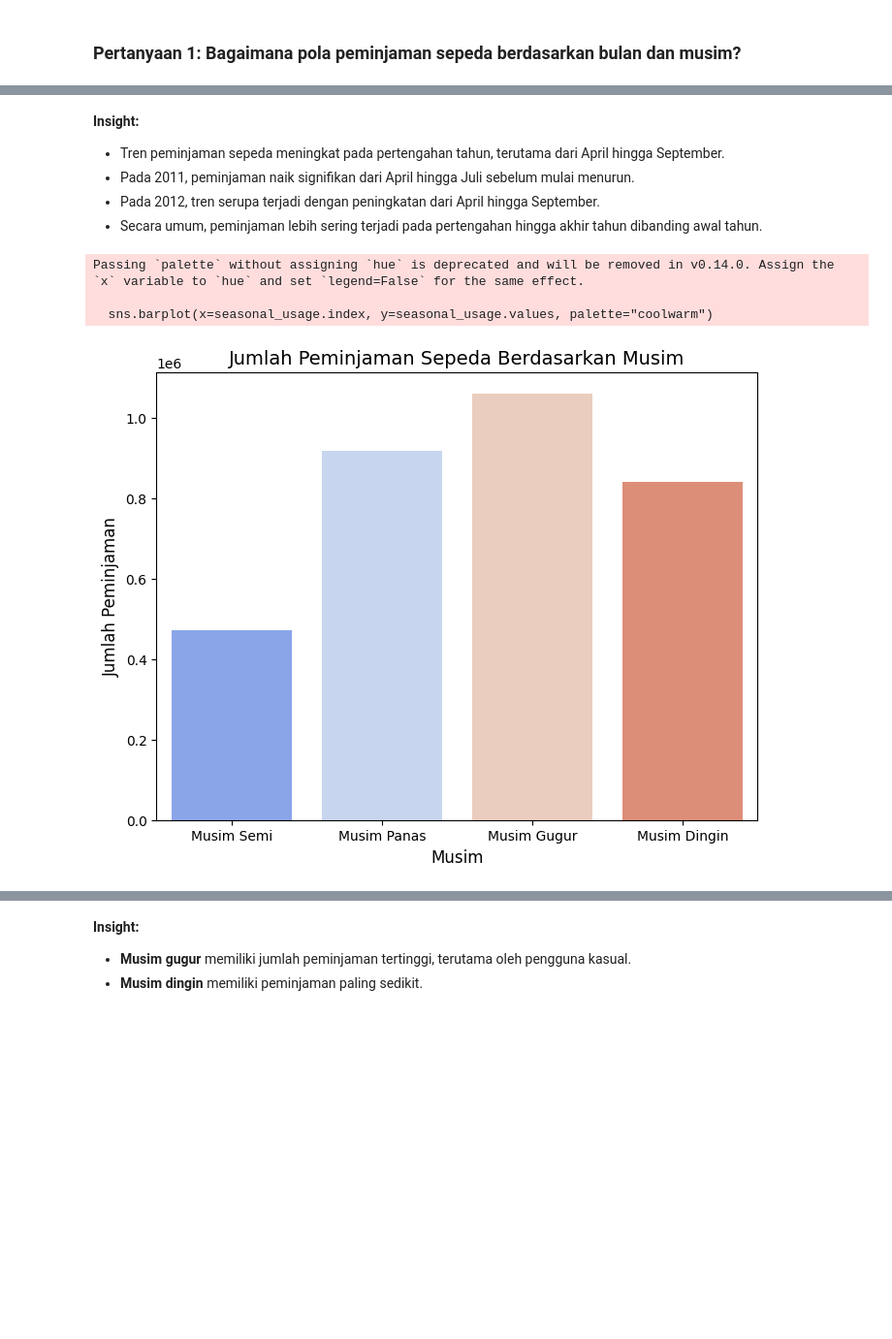
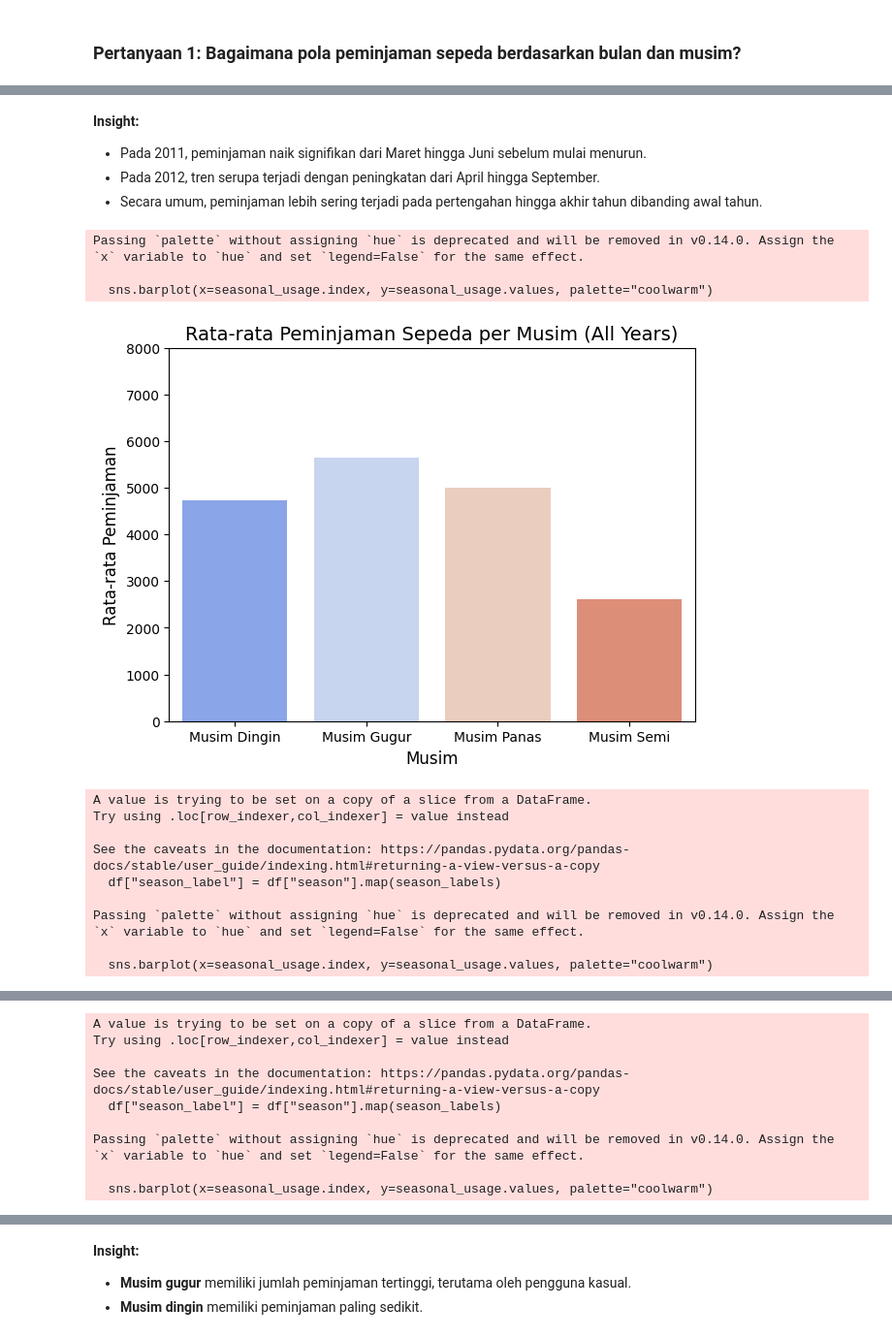
Before and after one commit to fajarwiguna/bikesharing-dashboard, a Jupyter notebook: notebook.ipynb, the cells around one changed output, grey strips where cells are left out. Shown at 97% size. Cells and saved outputs as stored; diff of their text form; code cells hidden in the pictures; blank space fills up the shorter version.

```diff
--- a/notebook.ipynb
+++ b/notebook.ipynb
@@ -319,27 +338,51 @@ plt.show()
 # %% [markdown]
 **Insight:**
-- Tren peminjaman sepeda meningkat pada pertengahan tahun, terutama dari April hingga September.
-- Pada 2011, peminjaman naik signifikan dari April hingga Juli sebelum mulai menurun.
+- Pada 2011, peminjaman naik signifikan dari Maret hingga Juni sebelum mulai menurun.
 - Pada 2012, tren serupa terjadi dengan peningkatan dari April hingga September.
 - Secara umum, peminjaman lebih sering terjadi pada pertengahan hingga akhir tahun dibanding awal tahun.
-# %%
-# Mengelompokkan data berdasarkan musim dan menjumlahkan peminjaman sepeda
-seasonal_usage = bikes_per_day_df.groupby("season")["cnt"].sum()
-
-# Membuat bar chart
-plt.figure(figsize=(8, 6))
-sns.barplot(x=seasonal_usage.index, y=seasonal_usage.values, palette="coolwarm")
-
-# Menambahkan judul dan label
-plt.title("Jumlah Peminjaman Sepeda Berdasarkan Musim", fontsize=14)
-plt.xlabel("Musim", fontsize=12)
-plt.ylabel("Jumlah Peminjaman", fontsize=12)
-plt.xticks(ticks=[0, 1, 2, 3], labels=["Musim Semi", "Musim Panas", "Musim Gugur", "Musim Dingin"])
-
-# Menampilkan plot
-plt.show()
-# %% [output]
-Passing `palette` without assigning `hue` is deprecated and will be removed in v0.14.0. Assign the `x` variable to `hue` and set `legend=False` for the same effect.
-
-  sns.barplot(x=seasonal_usage.index, y=seasonal_usage.values, palette="coolwarm")
-[figure, removed]
+# %%
+season_labels = {1: "Musim Semi", 2: "Musim Panas", 3: "Musim Gugur", 4: "Musim Dingin"}
+
+def plot_seasonal_usage(df, year=None):
+    year_mapping = {0: "2011", 1: "2012"}
+
+    if year is not None:
+        df = df[df["yr"] == year]
+
+    df["season_label"] = df["season"].map(season_labels)
+    seasonal_usage = df.groupby("season_label")["cnt"].mean()
+
+    plt.figure(figsize=(7, 5))
+    sns.barplot(x=seasonal_usage.index, y=seasonal_usage.values, palette="coolwarm")
+
+    plt.xlabel("Musim", fontsize=12)
+    plt.ylabel("Rata-rata Peminjaman", fontsize=12)
+    plt.ylim(0, 8000)
+
+    title = "Rata-rata Peminjaman Sepeda per Musim"
+    if year in year_mapping:
+        title += f" ({year_mapping[year]})"
+    else:
+        title += " (All Years)"
+
+    plt.title(title, fontsize=14)
+    plt.show()
+
+# Plot untuk All Years, 2011, dan 2012
+plot_seasonal_usage(bikes_per_day_df)
+plot_seasonal_usage(bikes_per_day_df, year=0)
+plot_seasonal_usage(bikes_per_day_df, year=1)
+# %% [output]
+Passing `palette` without assigning `hue` is deprecated and will be removed in v0.14.0. Assign the `x` variable to `hue` and set `legend=False` for the same effect.
+
+  sns.barplot(x=seasonal_usage.index, y=seasonal_usage.values, palette="coolwarm")
+[figure, added]
+A value is trying to be set on a copy of a slice from a DataFrame.
+Try using .loc[row_indexer,col_indexer] = value instead
+
+See the caveats in the documentation: https://pandas.pydata.org/pandas-docs/stable/user_guide/indexing.html#returning-a-view-versus-a-copy
+  df["season_label"] = df["season"].map(season_labels)
+
+Passing `palette` without assigning `hue` is deprecated and will be removed in v0.14.0. Assign the `x` variable to `hue` and set `legend=False` for the same effect.
+
+  sns.barplot(x=seasonal_usage.index, y=seasonal_usage.values, palette="coolwarm")
@@ -345,0 +390,9 @@ Passing `palette` without assigning `hue` is deprecated and will be removed in v
+A value is trying to be set on a copy of a slice from a DataFrame.
+Try using .loc[row_indexer,col_indexer] = value instead
+
+See the caveats in the documentation: https://pandas.pydata.org/pandas-docs/stable/user_guide/indexing.html#returning-a-view-versus-a-copy
+  df["season_label"] = df["season"].map(season_labels)
+
+Passing `palette` without assigning `hue` is deprecated and will be removed in v0.14.0. Assign the `x` variable to `hue` and set `legend=False` for the same effect.
+
+  sns.barplot(x=seasonal_usage.index, y=seasonal_usage.values, palette="coolwarm")
```
Also changed, not shown: parts of 16 cells of this notebook.
